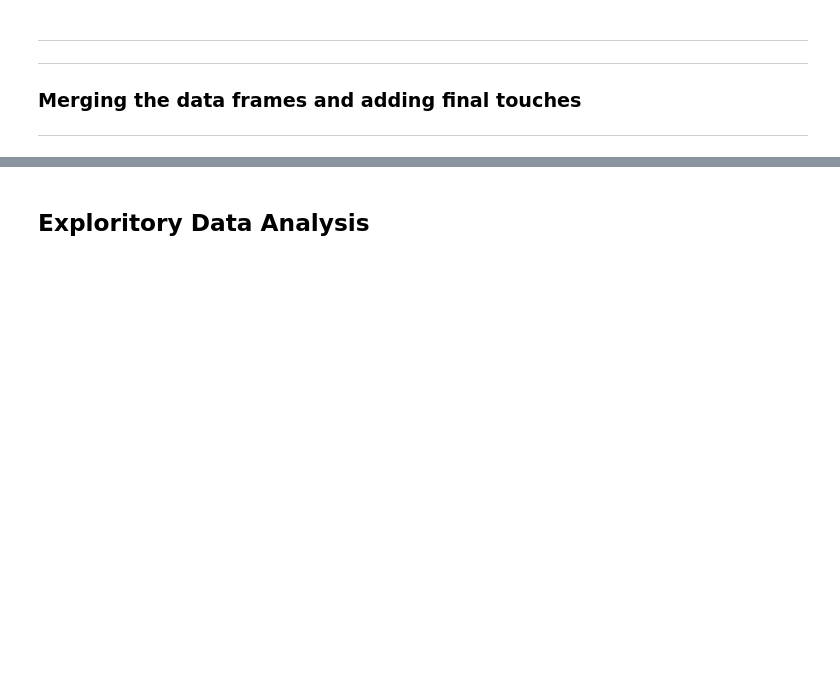
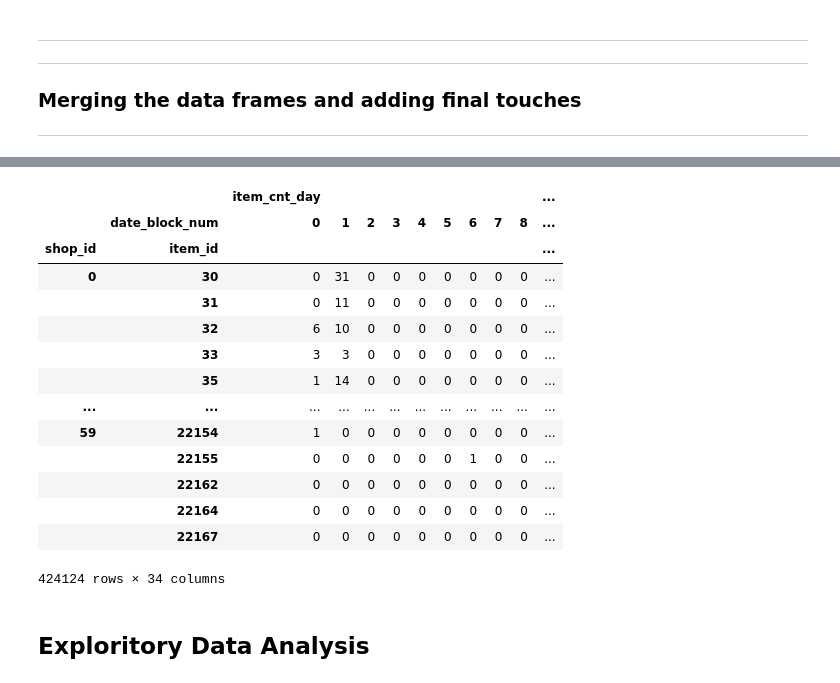
Before and after one commit to the-chiefdom/Predict_Future_Sales, a Jupyter notebook: data_wrangling.ipynb, the cells around one changed output, grey strips where cells are left out. Saved outputs shown, nothing was run; the diff lists cells and outputs as text; code cells hidden in the pictures; blank space fills up the shorter version.

```diff
--- a/data_wrangling.ipynb
+++ b/data_wrangling.ipynb
@@ -228,2 +227,24 @@ train_df
+# %%
+train_df.pivot_table(index = ['shop_id','item_id'],
+                     values = ['item_cnt_day'],
+                     columns = ['date_block_num'],
+                     fill_value = 0,
+                     aggfunc='sum')
+# %% [output]
+|  |  | item_cnt_day |  |  |  |  |  |  |  |  | ... |
+|  | date_block_num | 0 | 1 | 2 | 3 | 4 | 5 | 6 | 7 | 8 | ... |
+| shop_id | item_id |  |  |  |  |  |  |  |  |  | ... |
+| 0 | 30 | 0 | 31 | 0 | 0 | 0 | 0 | 0 | 0 | 0 | ... |
+|  | 31 | 0 | 11 | 0 | 0 | 0 | 0 | 0 | 0 | 0 | ... |
+|  | 32 | 6 | 10 | 0 | 0 | 0 | 0 | 0 | 0 | 0 | ... |
+|  | 33 | 3 | 3 | 0 | 0 | 0 | 0 | 0 | 0 | 0 | ... |
+|  | 35 | 1 | 14 | 0 | 0 | 0 | 0 | 0 | 0 | 0 | ... |
+| ... | ... | ... | ... | ... | ... | ... | ... | ... | ... | ... | ... |
+| 59 | 22154 | 1 | 0 | 0 | 0 | 0 | 0 | 0 | 0 | 0 | ... |
+|  | 22155 | 0 | 0 | 0 | 0 | 0 | 0 | 1 | 0 | 0 | ... |
+|  | 22162 | 0 | 0 | 0 | 0 | 0 | 0 | 0 | 0 | 0 | ... |
+|  | 22164 | 0 | 0 | 0 | 0 | 0 | 0 | 0 | 0 | 0 | ... |
+|  | 22167 | 0 | 0 | 0 | 0 | 0 | 0 | 0 | 0 | 0 | ... |
+424124 rows × 34 columns
 # %% [markdown]
 ## Exploritory Data Analysis
```
Also changed, not shown: parts of 2 cells of this notebook.
